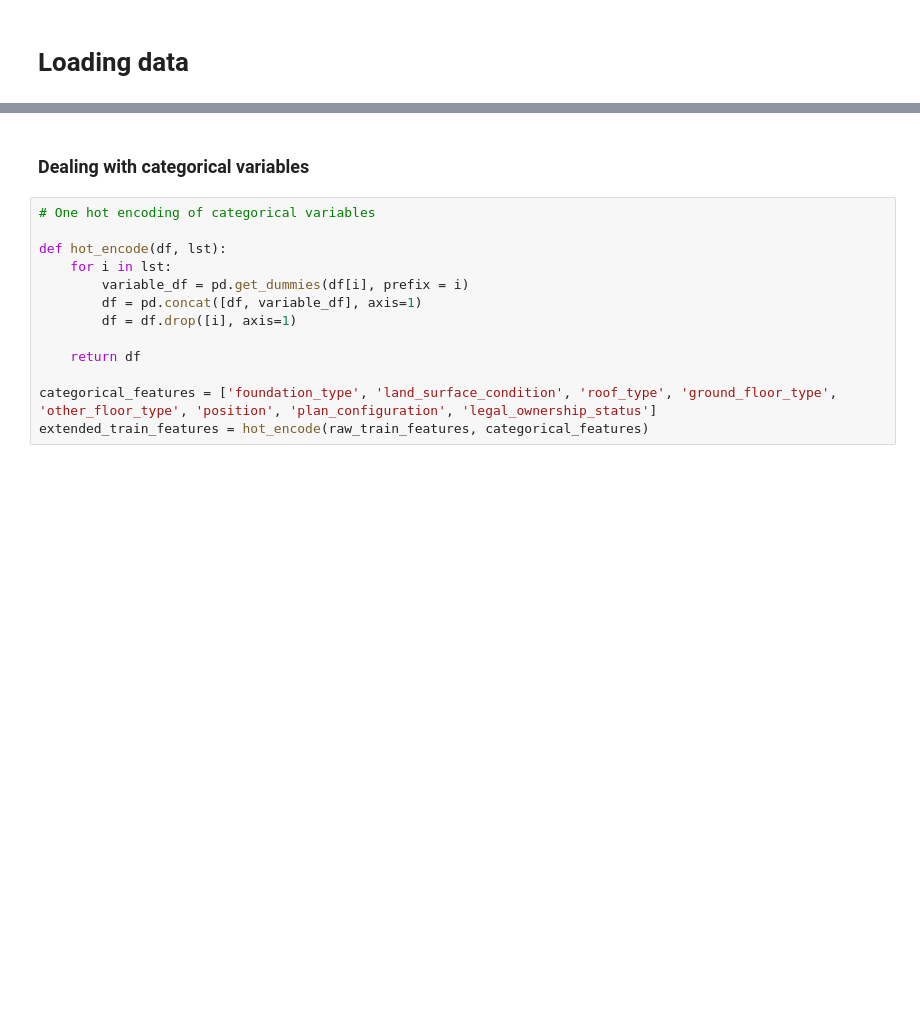
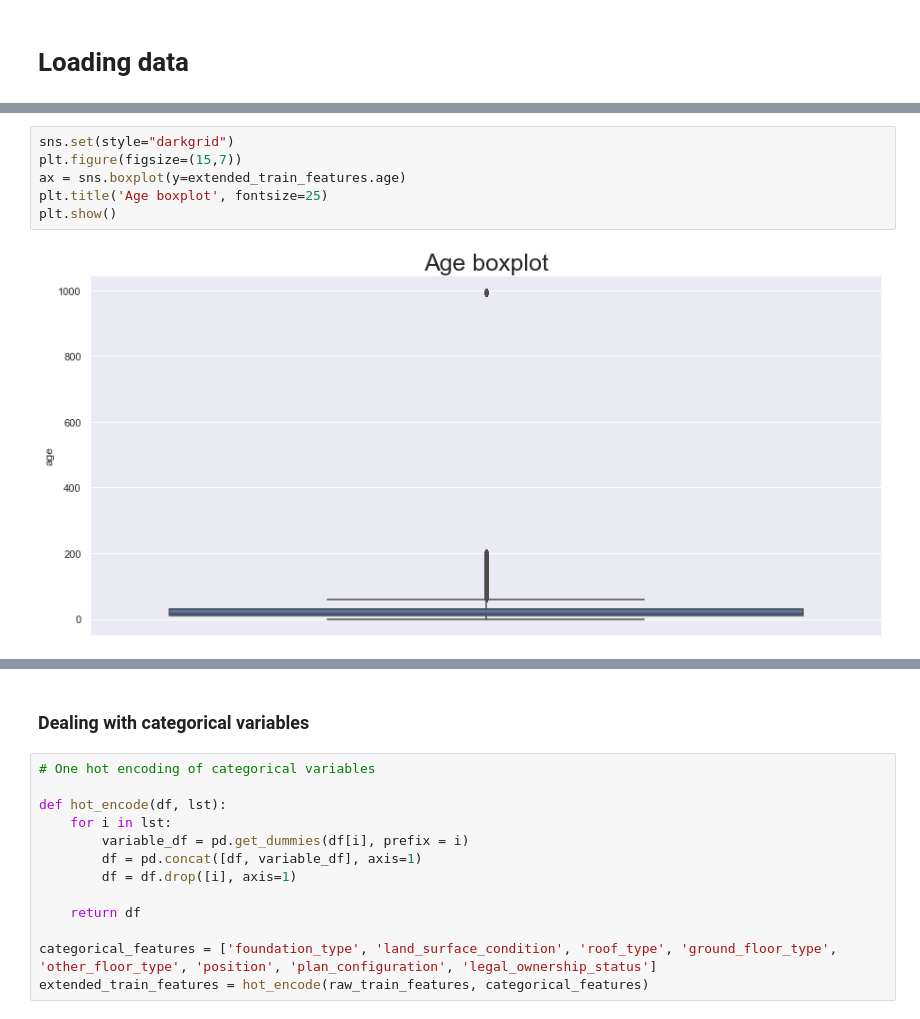
Before and after one commit to belulali/earthquake, a Jupyter notebook: Earthquake.ipynb, the cells around one changed output, grey strips where cells are left out. Saved outputs shown, nothing was run; the diff lists cells and outputs as text; blank space fills up the shorter version.

```diff
--- a/Earthquake.ipynb
+++ b/Earthquake.ipynb
@@ -33,0 +46,8 @@ raw_test_features = pd.read_csv('test_values.csv')
+# %%
+sns.set(style="darkgrid")
+plt.figure(figsize=(15,7))
+ax = sns.boxplot(y=extended_train_features.age)
+plt.title('Age boxplot', fontsize=25)
+plt.show()
+# %% [output]
+[figure, added]
```
Also changed, not shown: parts of 35 cells of this notebook.
